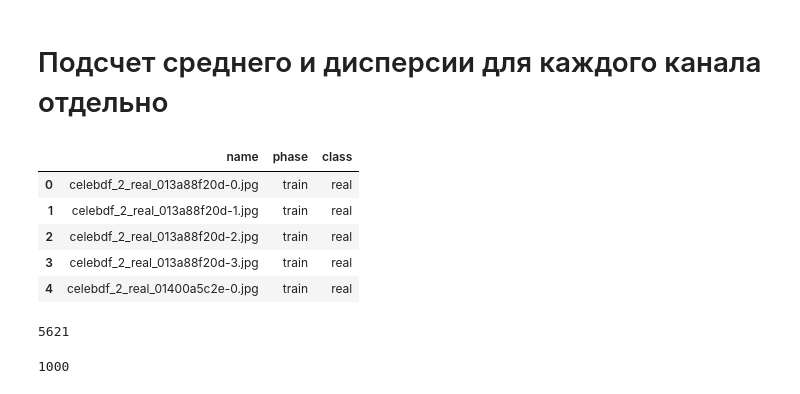
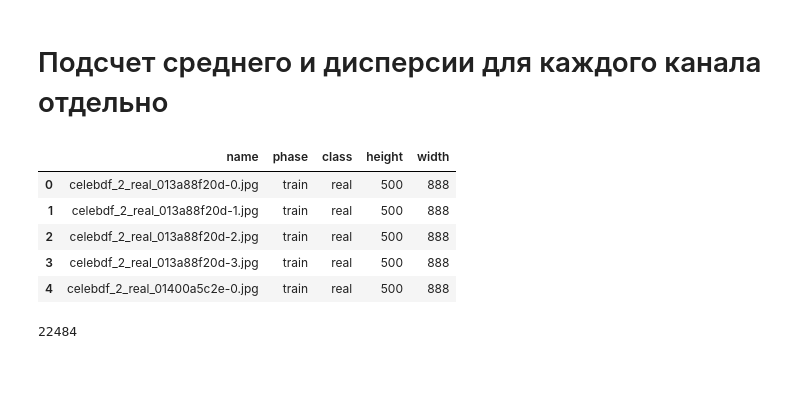
Before and after one commit to ermetim/DeepFake_Detector, a Jupyter notebook: EDA.ipynb, the cells around one changed output. Cells and saved outputs as stored; diff of their text form; code cells hidden in the pictures.

```diff
--- a/EDA.ipynb
+++ b/EDA.ipynb
@@ -226,7 +227,9 @@ show_frames(path=real_path, title='Пример кадров не изменен
 names_dict = {'name': [],
               'phase': [],
               'class': [],
-#               'link': [],
+              'link': [],
+              'height': [],
+              'width': [],
              }
 phases = ['train', 'val', 'test']
 classes = ['real', 'fake']
@@ -237,21 +240,30 @@ for phase in phases:
         link = os.path.join(frames_path, phase, class_name)
         names = os.listdir(link)
         names_dict['name'].extend(names)
-#         links = [os.path.join(link, name) for name in names]
-#         names_dict['link'].extend(links)
+        links = [os.path.join(link, name) for name in names]
+        names_dict['link'].extend(links)
         names_dict['phase'].extend([phase] * len(names))
         names_dict['class'].extend([class_name] * len(names))
+# %%
+pbar = trange(len(names_dict['link']), desc='iteration')
+
+for i in pbar:
+    img = cv2.imread(names_dict['link'][i])
+    height, width, channels = img.shape
+    names_dict['height'].append(height)
+    names_dict['width'].append(width)
 # %%
 df = pd.DataFrame(names_dict)
+df = df.drop(columns=['link'])
 df.to_csv('dataset_names.csv', index=False)
 df.head()
 # %% [output]
-|  | name | phase | class |
-| 0 | celebdf_2_real_013a88f20d-0.jpg | train | real |
-| 1 | celebdf_2_real_013a88f20d-1.jpg | train | real |
-| 2 | celebdf_2_real_013a88f20d-2.jpg | train | real |
-| 3 | celebdf_2_real_013a88f20d-3.jpg | train | real |
-| 4 | celebdf_2_real_01400a5c2e-0.jpg | train | real |
+|  | name | phase | class | height | width |
+| 0 | celebdf_2_real_013a88f20d-0.jpg | train | real | 500 | 888 |
+| 1 | celebdf_2_real_013a88f20d-1.jpg | train | real | 500 | 888 |
+| 2 | celebdf_2_real_013a88f20d-2.jpg | train | real | 500 | 888 |
+| 3 | celebdf_2_real_013a88f20d-3.jpg | train | real | 500 | 888 |
+| 4 | celebdf_2_real_01400a5c2e-0.jpg | train | real | 500 | 888 |
 # %%
 # %%script false
 # get image links
@@ -262,13 +274,9 @@ for phase in ['train']:
     for class_name in classes:
         link = os.path.join(frames_path, phase, class_name)
         names = os.listdir(link)
-        imgs_path.extend([os.path.join(link, name) for name in names if '0' in name.split('-')[-1]])
+#         imgs_path.extend([os.path.join(link, name) for name in names if '0' in name.split('-')[-1]])
+        imgs_path.extend([os.path.join(link, name) for name in names])
 len(imgs_path)
 # %% [output]
-5621
+22484
-# %%
-path_split = np.array_split(imgs_path, 1000)
-len(path_split)
-# %% [output]
-1000
 # %%
```
Also changed, not shown: parts of 9 cells of this notebook.
